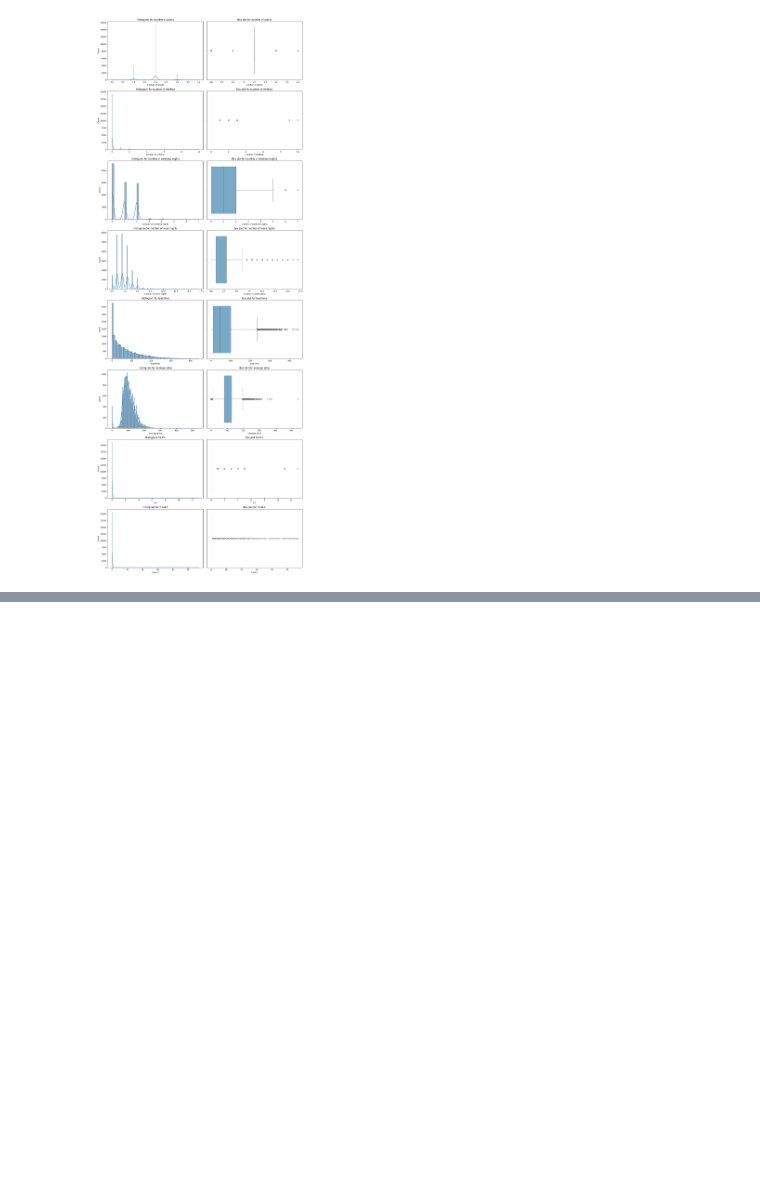
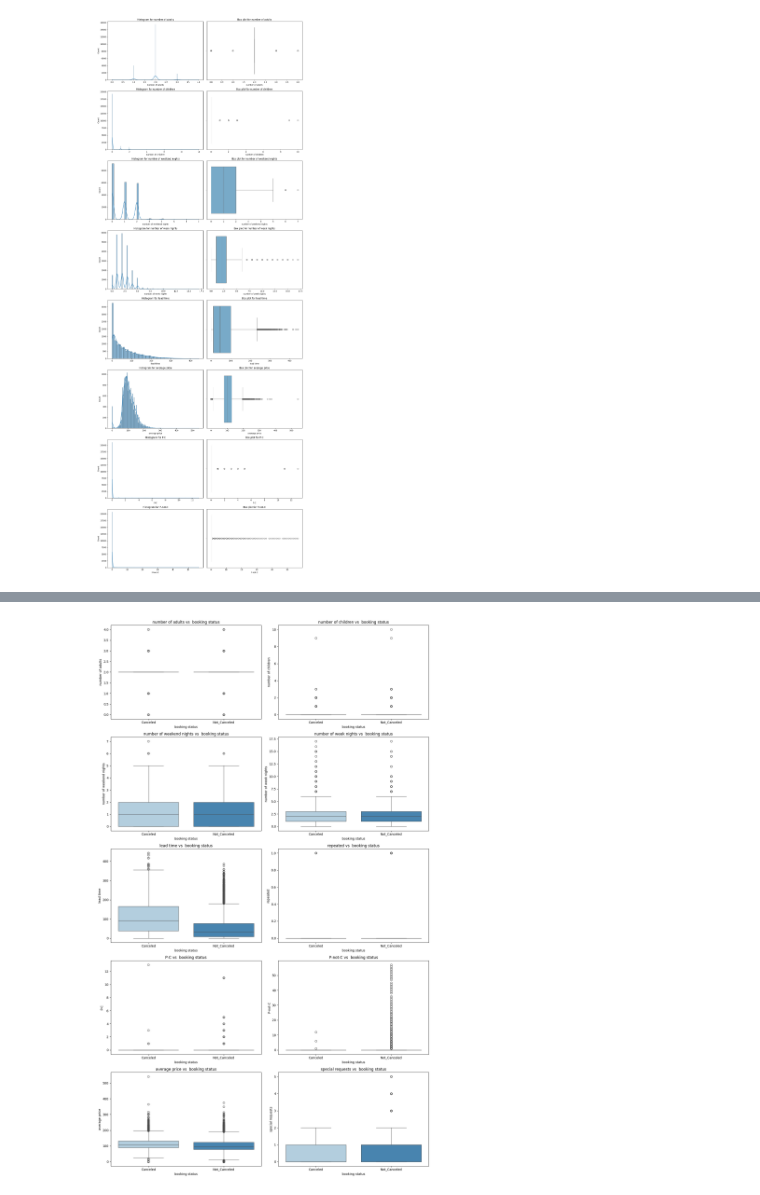
Before and after one commit to ankushsingh003/APEX-FORGE, a Jupyter notebook: notebook/notebook.ipynb, the cells around one changed output, grey strips where cells are left out. Drawn from its saved outputs; the diff is of its cells as text; code cells hidden in the pictures; blank space fills up the shorter version.

```diff
--- a/notebook/notebook.ipynb
+++ b/notebook/notebook.ipynb
@@ -273,0 +294,13 @@ num_plot_dist(df_copy , numerical_cols=numerical_cols)
+# %%
+def plot_bivariate_num( df_copy , target , numerical_cols):
+    num_plots = len(numerical_cols)
+    num_rows = (num_plots+1)//2
+
+    fig , axes = plt.subplots( num_rows , 2 , figsize=( 15 , num_rows*5))
+    axes=axes.flatten()
+    for i , column in enumerate( numerical_cols ):
+        sns.boxplot( data = df_copy , x = target , y = column , palette="Blues"  , ax= axes[i])
+        axes[i].set_title(f"{column} vs  {target}")
+
+    plt.tight_layout()
+    plt.show()
@@ -273,0 +325,8 @@ num_plot_dist(df_copy , numerical_cols=numerical_cols)
+# %%
+# Convert numerical columns to proper numeric types
+numerical_cols = ['number of adults', 'number of children', 'number of weekend nights',
+                  'number of week nights', 'lead time', 'repeated', 'P-C', 'P-not-C',
+                  'average price', 'special requests']
+
+for col in numerical_cols:
+    df_copy[col] = pd.to_numeric(df_copy[col], errors='coerce')
@@ -273,0 +364,4 @@ num_plot_dist(df_copy , numerical_cols=numerical_cols)
+# %%
+plot_bivariate_num(df_copy, "booking status", numerical_cols)
+# %% [output]
+[figure, added]
```
Also changed, not shown: parts of 83 cells of this notebook, 3 other files.
